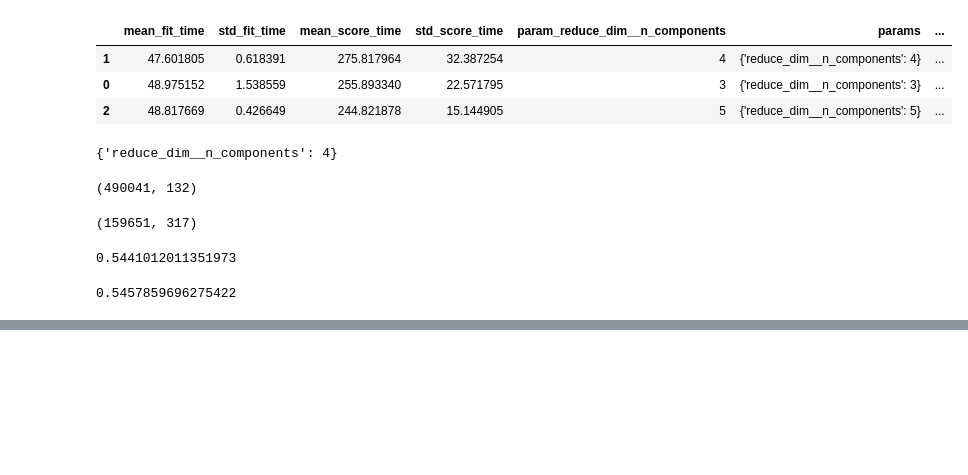
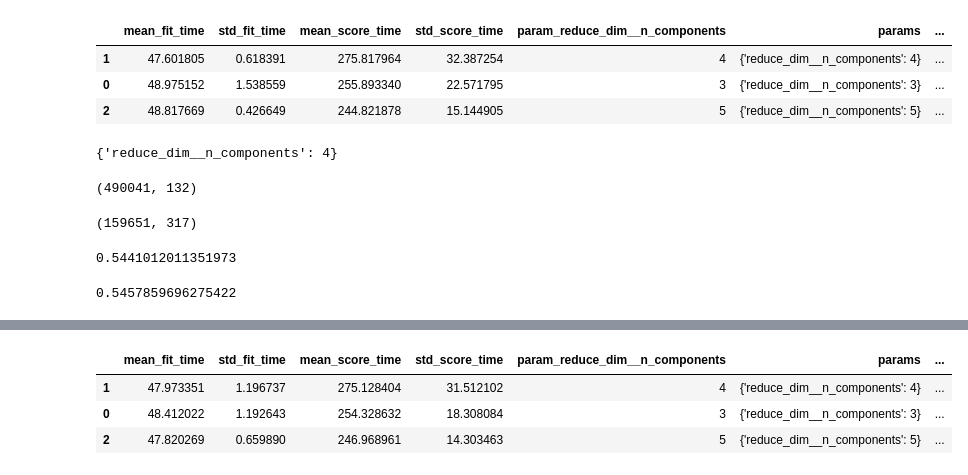
Before and after one commit to sergiolch/TP2-7506-2019-1C, a Jupyter notebook: Untitled.ipynb, the cells around one changed output, grey strips where cells are left out. Drawn from its saved outputs; the diff is of its cells as text; code cells hidden in the pictures; blank space fills up the shorter version.

```diff
--- a/Untitled.ipynb
+++ b/Untitled.ipynb
@@ -449,15 +583,15 @@ memory = Memory(location=cachedir, verbose=10)
 print('memory cached', cachedir)
 #pipeline
 pipe = Pipeline([('preprocess', preprocess()),
-                 #('select', SelectKBest(fit_and_score_features, k=50)),
-                 ('reduce_dim', NMF(max_iter=100)),
+                 ('select', SelectKBest(fit_and_score_features, k=50)),
+                 #('reduce_dim', NMF(max_iter=100)),
                  ('model', CoxPHSurvivalAnalysis(alpha=0.01))], memory=memory)
 print('pipeline')
 #hyperparameters search
 N_FEATURES_OPTIONS = [3, 4, 5] #np.arange(3, df_chunk.shape[1] + 1)
 param_grid = {
-    #'select__k': N_FEATURES_OPTIONS
-    'reduce_dim__n_components': N_FEATURES_OPTIONS
+    'select__k': N_FEATURES_OPTIONS
+    #'reduce_dim__n_components': N_FEATURES_OPTIONS
 }
 rcv = RandomizedSearchCV(pipe, param_grid, return_train_score=True, cv=custom_cv, iid=True, n_iter=10)#, n_jobs=2)
 print('Grinf config')
@@ -501,2 +667,9 @@ ________________________________________________fit_transform_one - 7.2s, 0.1min
 # %%
 rmtree(cachedir)
+# %%
+pd.DataFrame(rcv.cv_results_).sort_values(by='mean_test_score', ascending=False)
+# %% [output]
+|  | mean_fit_time | std_fit_time | mean_score_time | std_score_time | param_reduce_dim__n_components | params | ... |
+| 1 | 47.973351 | 1.196737 | 275.128404 | 31.512102 | 4 | {'reduce_dim__n_components': 4} | ... |
+| 0 | 48.412022 | 1.192643 | 254.328632 | 18.308084 | 3 | {'reduce_dim__n_components': 3} | ... |
+| 2 | 47.820269 | 0.659890 | 246.968961 | 14.303463 | 5 | {'reduce_dim__n_components': 5} | ... |
```
Also changed, not shown: parts of 10 cells of this notebook, 4 other files.
